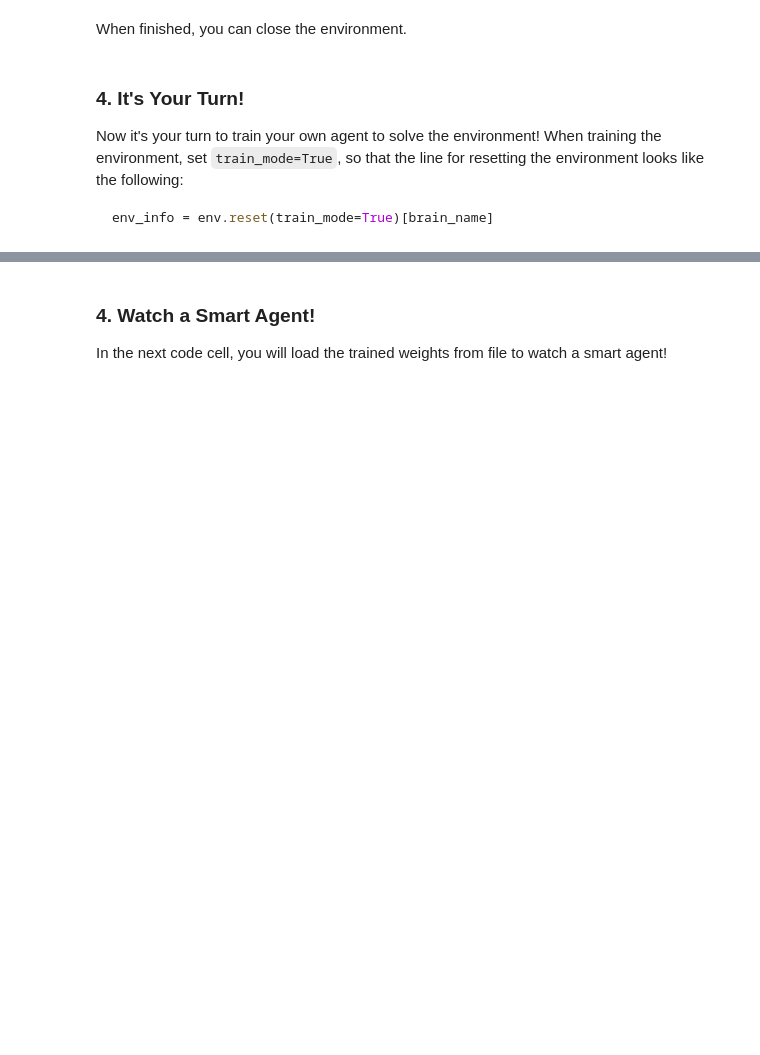
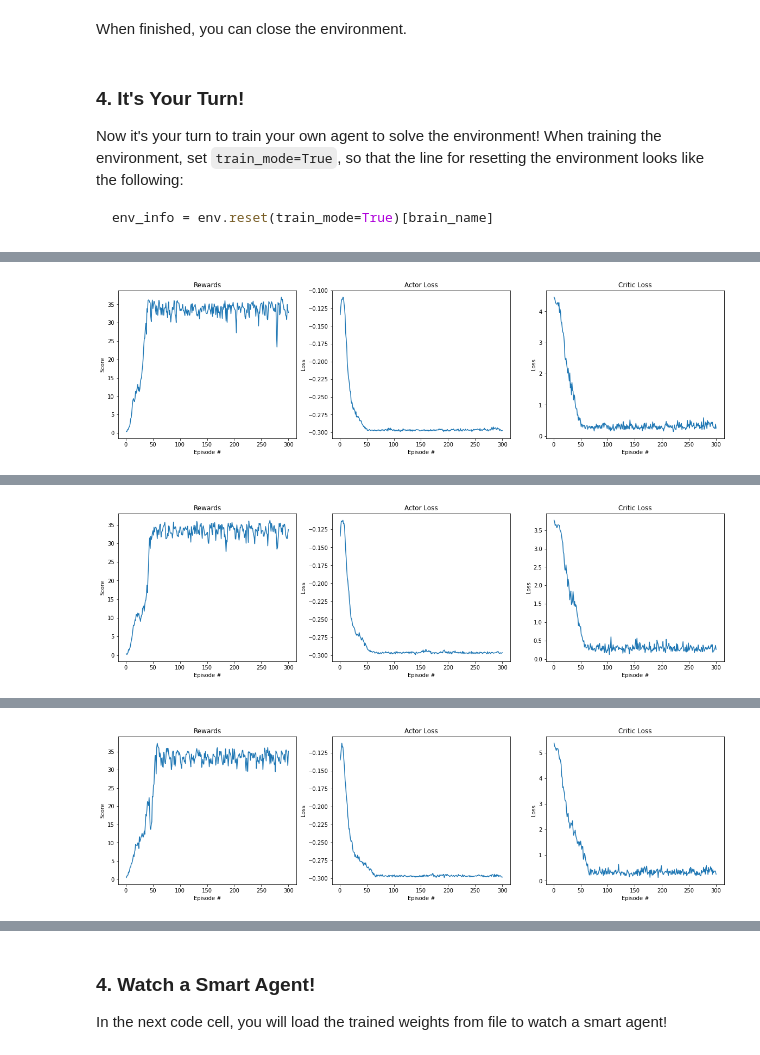
Before and after one commit to derektan95/Deep-Reinforcement-Learning-Algorithms, a Jupyter notebook: p2_continuous-control/Reacher_MultiAgent_Control_Exercise/MultiAgent_Continuous_Control.ipynb, the cells around one changed output, grey strips where cells are left out. Saved outputs shown, nothing was run; the diff lists cells and outputs as text; code cells hidden in the pictures; blank space fills up the shorter version.

```diff
--- a/p2_continuous-control/Reacher_MultiAgent_Control_Exercise/MultiAgent_Continuous_Control.ipynb
+++ b/p2_continuous-control/Reacher_MultiAgent_Control_Exercise/MultiAgent_Continuous_Control.ipynb
@@ -320,0 +288,70 @@ plot_graph(logger)
+# %%
+# ########################################################################################
+# # PARAMETER SWEEP
+# ########################################################################################
+
+# print("CUDA AVAILABLE: ", torch.cuda.is_available())
+
+# ##################
+# Params Override: Initialized in params.py
+params = Params()
+params.verbose = True
+params.random_seed = 0
+params.n_episodes=300
+params.max_t = 1000
+params.print_every = 20
+params.save_every = 100
+params.prefill_memory_qty=5000
+params.terminate_on_target_score = False
+params.plot_stats = True
+params.lr_actor = 5e-4
+params.lr_critic = 7.5e-4
+
+#### MAIN #####
+logger = Logger()
+agent = D4PG_Agent(state_size, action_size, params=params)
+d4pg(params, logger)
+
+# ##################
+# Params Override: Initialized in params.py
+params = Params()
+params.verbose = True
+params.random_seed = 0
+params.n_episodes=300
+params.max_t = 1000
+params.print_every = 20
+params.save_every = 100
+params.prefill_memory_qty=5000
+params.terminate_on_target_score = False
+params.plot_stats = True
+params.lr_actor = 5e-4
+params.lr_critic = 1e-3
+params.num_atoms = 51
+
+#### MAIN #####
+logger = Logger()
+agent = D4PG_Agent(state_size, action_size, params=params)
+d4pg(params, logger)
+
+
+# ##################
+# Params Override: Initialized in params.py
+params = Params()
+params.verbose = True
+params.random_seed = 0
+params.n_episodes=300
+params.max_t = 1000
+params.print_every = 20
+params.save_every = 100
+params.prefill_memory_qty=5000
+params.terminate_on_target_score = False
+params.plot_stats = True
+params.lr_actor = 5e-4
+params.lr_critic = 1e-3
+params.num_atoms = 250
+
+#### MAIN #####
+logger = Logger()
+agent = D4PG_Agent(state_size, action_size, params=params)
+d4pg(params, logger)
+# %% [output]
@@ -320,0 +375 @@ plot_graph(logger)
+[figure, added]
@@ -320,0 +393 @@ plot_graph(logger)
+[figure, added]
@@ -320,0 +411 @@ plot_graph(logger)
+[figure, added]
```
Also changed, not shown: parts of 7 cells of this notebook, 15 other files.
